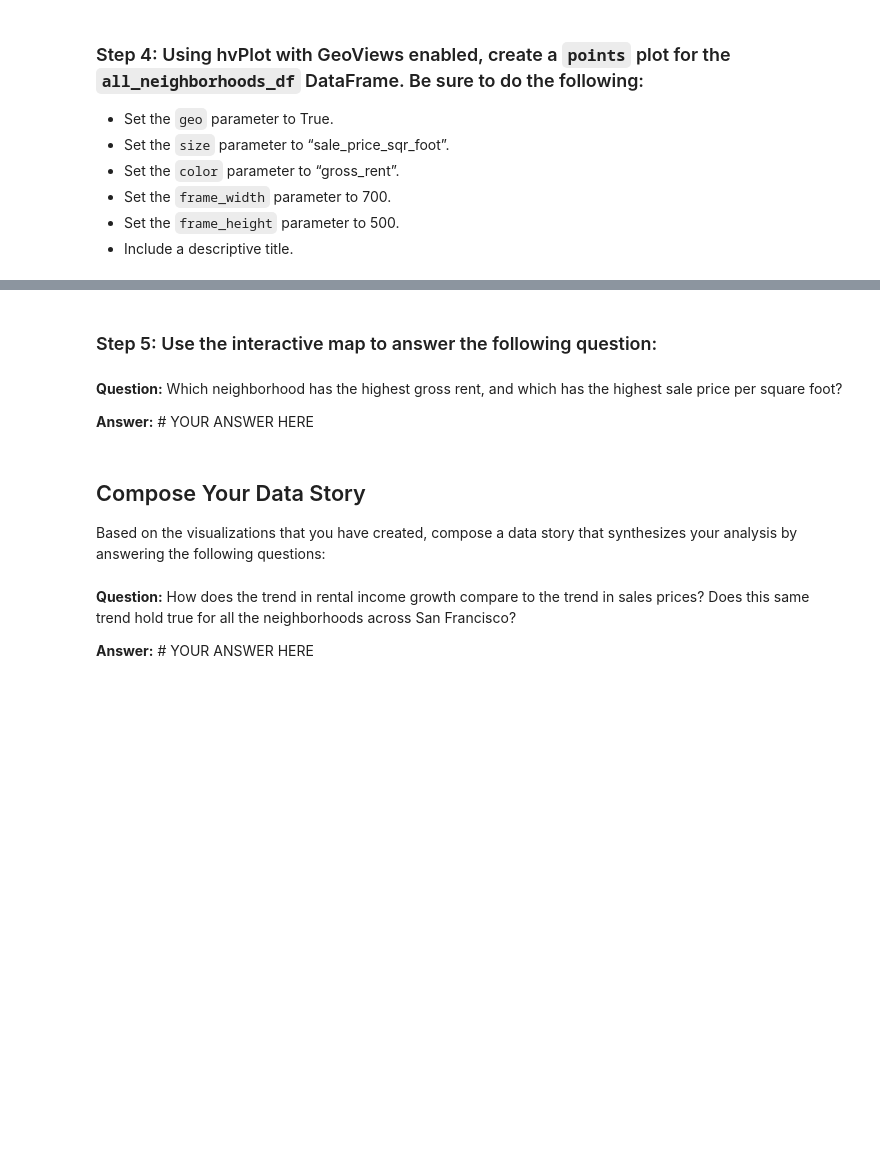
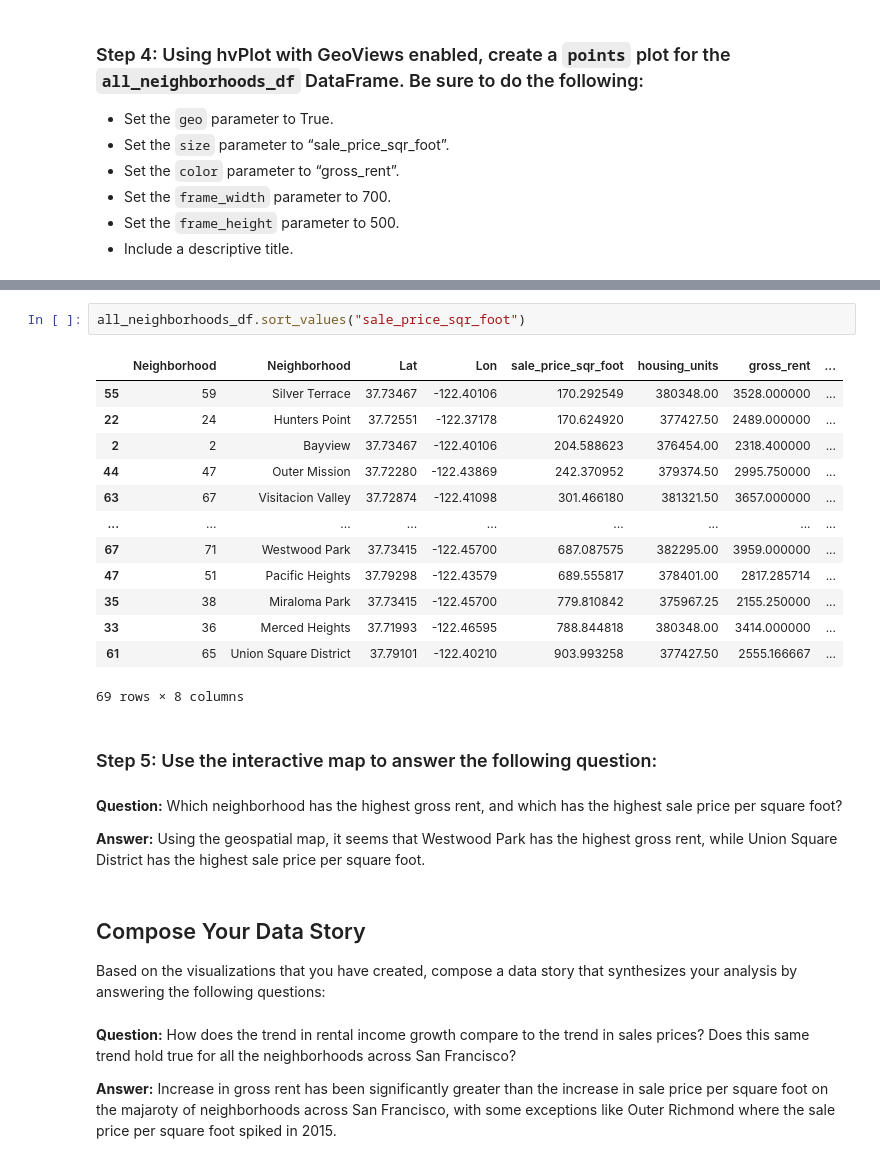
Before and after one commit to chaimkriger/Challenge-6, a Jupyter notebook: Starter_Code/san_francisco_housing.ipynb, the cells around one changed output, grey strips where cells are left out. Saved outputs shown, nothing was run; the diff lists cells and outputs as text; blank space fills up the shorter version.

```diff
--- a/Starter_Code/san_francisco_housing.ipynb
+++ b/Starter_Code/san_francisco_housing.ipynb
@@ -545,11 +567,27 @@ all_neighborhoods_df.hvplot.points(
 # %% [output]
 [interactive output not drawn]
+# %%
+all_neighborhoods_df.sort_values("sale_price_sqr_foot")
+# %% [output]
+|  | Neighborhood | Neighborhood | Lat | Lon | sale_price_sqr_foot | housing_units | gross_rent | ... |
+| 55 | 59 | Silver Terrace | 37.73467 | -122.40106 | 170.292549 | 380348.00 | 3528.000000 | ... |
+| 22 | 24 | Hunters Point | 37.72551 | -122.37178 | 170.624920 | 377427.50 | 2489.000000 | ... |
+| 2 | 2 | Bayview | 37.73467 | -122.40106 | 204.588623 | 376454.00 | 2318.400000 | ... |
+| 44 | 47 | Outer Mission | 37.72280 | -122.43869 | 242.370952 | 379374.50 | 2995.750000 | ... |
+| 63 | 67 | Visitacion Valley | 37.72874 | -122.41098 | 301.466180 | 381321.50 | 3657.000000 | ... |
+| ... | ... | ... | ... | ... | ... | ... | ... | ... |
+| 67 | 71 | Westwood Park | 37.73415 | -122.45700 | 687.087575 | 382295.00 | 3959.000000 | ... |
+| 47 | 51 | Pacific Heights | 37.79298 | -122.43579 | 689.555817 | 378401.00 | 2817.285714 | ... |
+| 35 | 38 | Miraloma Park | 37.73415 | -122.45700 | 779.810842 | 375967.25 | 2155.250000 | ... |
+| 33 | 36 | Merced Heights | 37.71993 | -122.46595 | 788.844818 | 380348.00 | 3414.000000 | ... |
+| 61 | 65 | Union Square District | 37.79101 | -122.40210 | 903.993258 | 377427.50 | 2555.166667 | ... |
+69 rows × 8 columns
 # %% [markdown]
 ### Step 5: Use the interactive map to answer the following question:
 # %% [markdown]
 **Question:** Which neighborhood has the highest gross rent, and which has the highest sale price per square foot?
 
-**Answer:** # YOUR ANSWER HERE
+**Answer:** Using the geospatial map, it seems that Westwood Park has the highest gross rent, while Union Square District has the highest sale price per square foot.
 # %% [markdown]
 ## Compose Your Data Story
 
@@ -557,7 +595,7 @@ Based on the visualizations that you have created, compose a data story that syn
 # %% [markdown]
 **Question:**  How does the trend in rental income growth compare to the trend in sales prices? Does this same trend hold true for all the neighborhoods across San Francisco?
 
-**Answer:** # YOUR ANSWER HERE
+**Answer:** Increase in gross rent has been significantly greater than the increase in sale price per square foot on the majaroty of neighborhoods across San Francisco, with some exceptions like Outer Richmond where the sale price per square foot spiked in 2015.
 # %% [markdown]
 **Question:** What insights can you share with your company about the potential one-click, buy-and-rent strategy that they're pursuing? Do neighborhoods exist that you would suggest for investment, and why?
 
```
Also changed, not shown: parts of 6 cells of this notebook.
